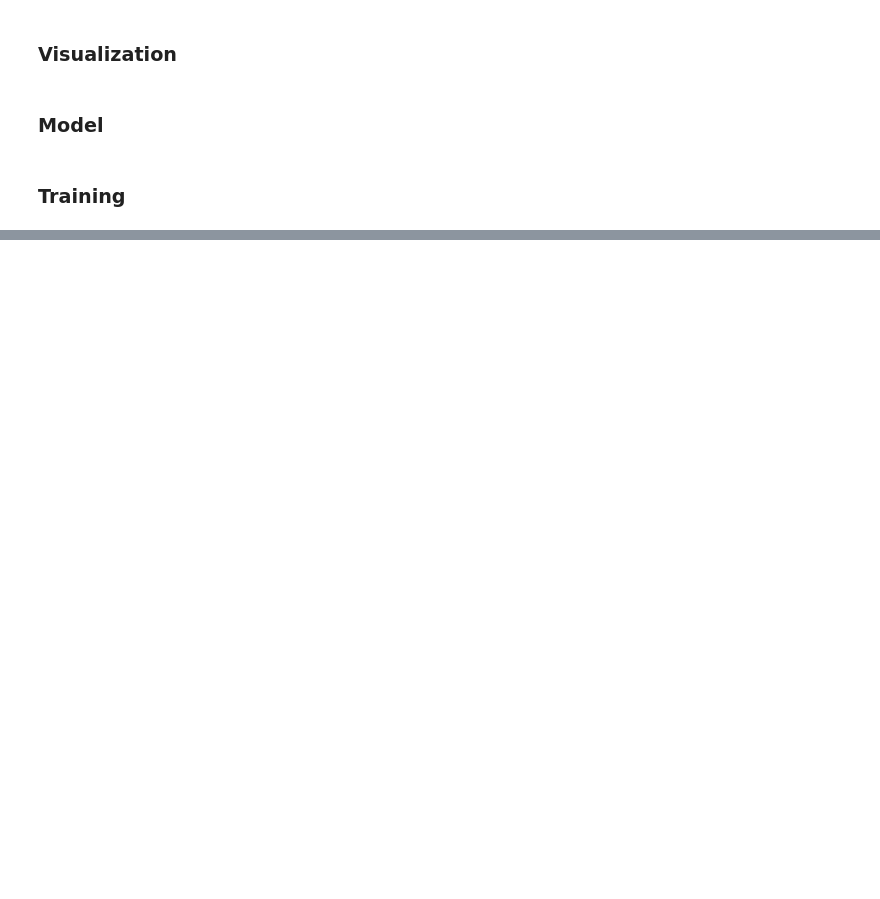
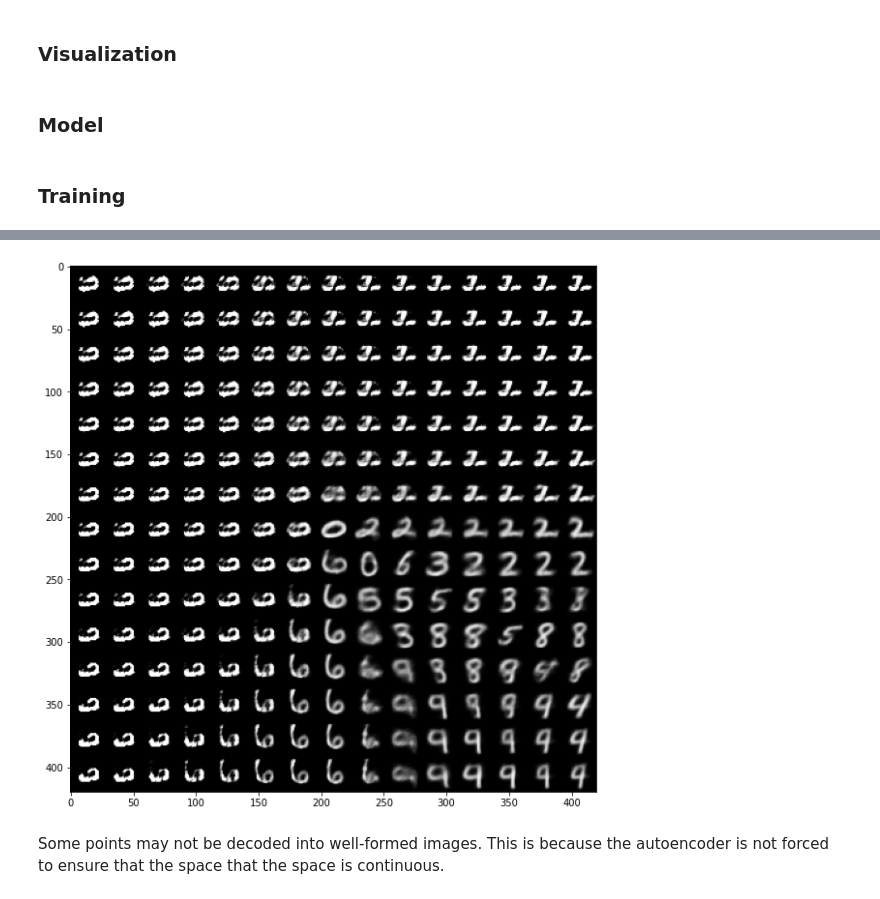
Before and after one commit to paulaceccon/deep-learning-studies, a Jupyter notebook: notebooks/generative_models/autoencoders/autoencoder.ipynb, the cells around one changed output, grey strips where cells are left out. Drawn from its saved outputs; the diff is of its cells as text; code cells hidden in the pictures; blank space fills up the shorter version.

```diff
--- a/notebooks/generative_models/autoencoders/autoencoder.ipynb
+++ b/notebooks/generative_models/autoencoders/autoencoder.ipynb
@@ -192,0 +211,7 @@ plot_encoded(encoded_imgs)
+# %%
+plot_latent_space(autoencoder, n_samples=15)
+# %% [output]
+[figure, added]
+# %% [markdown]
+Some points may not be decoded into well-formed images. This is because the autoencoder is not forced to ensure that the space
+that the space is continuous.
```
Also changed, not shown: parts of 15 cells of this notebook, 3 other files.
